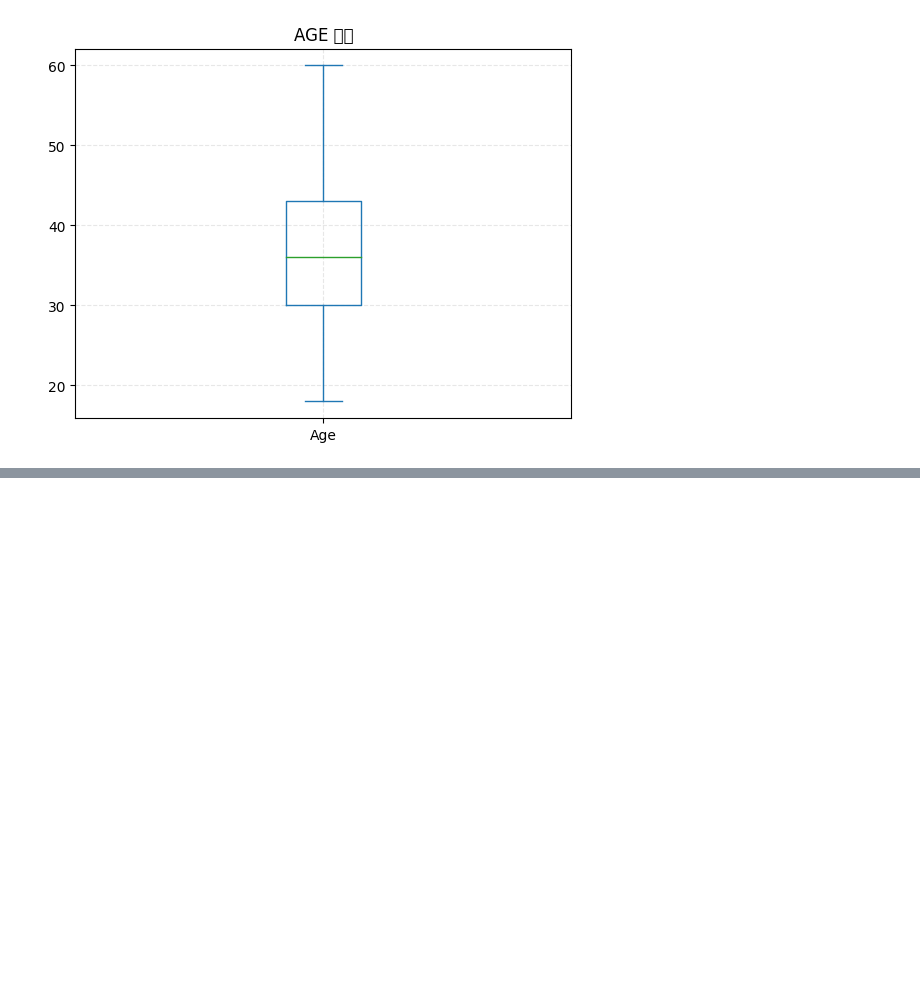
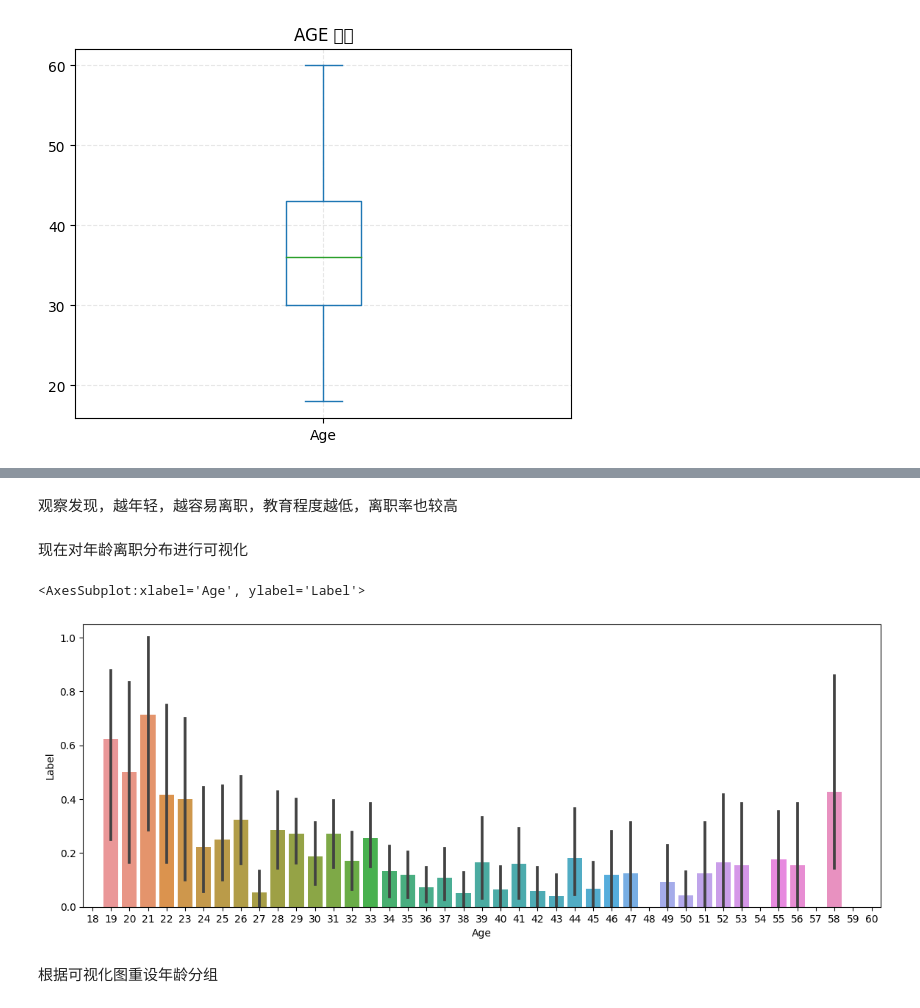
Before and after one commit to excalibursssooo/python-term-ttest, a Jupyter notebook: 期末大作业.ipynb, the cells around one changed output, grey strips where cells are left out. Drawn from its saved outputs; the diff is of its cells as text; code cells hidden in the pictures; blank space fills up the shorter version.

```diff
--- a/期末大作业.ipynb
+++ b/期末大作业.ipynb
@@ -49,0 +58,4 @@ memory usage: 84.9+ KB
+# %%
+data = train.append(test)
+data.info()
+print('合并后一共{0}条数据'.format(data.shape[0]))
@@ -68,3 +105,7 @@ all_data.drop(['Over18'],axis=1,inplace=True)
+# %%
+train.drop(['EmployeeNumber'],axis = 1,inplace=True)
+test.drop(['EmployeeNumber'],axis = 1,inplace=True)
+data.drop(['EmployeeNumber'],axis = 1,inplace=True)
 # %% [markdown]
 观察年龄结构
 # %%
@@ -75,0 +119,4 @@ plt.show()
+# %%
+train.drop(['Over18'],axis = 1,inplace=True)
+test.drop(['Over18'],axis = 1,inplace=True)
+data.drop(['Over18'],axis = 1,inplace=True)
@@ -75,0 +180,12 @@ plt.show()
+# %% [markdown]
+观察发现，越年轻，越容易离职，教育程度越低，离职率也较高
+# %% [markdown]
+现在对年龄离职分布进行可视化
+# %%
+plt.figure(figsize=(14,5))
+sns.barplot(x='Age',y='Label',data=train)
+# %% [output]
+<AxesSubplot:xlabel='Age', ylabel='Label'>
+[figure, added]
+# %% [markdown]
+根据可视化图重设年龄分组
```
Also changed, not shown: parts of 63 cells of this notebook, 1 other file.
